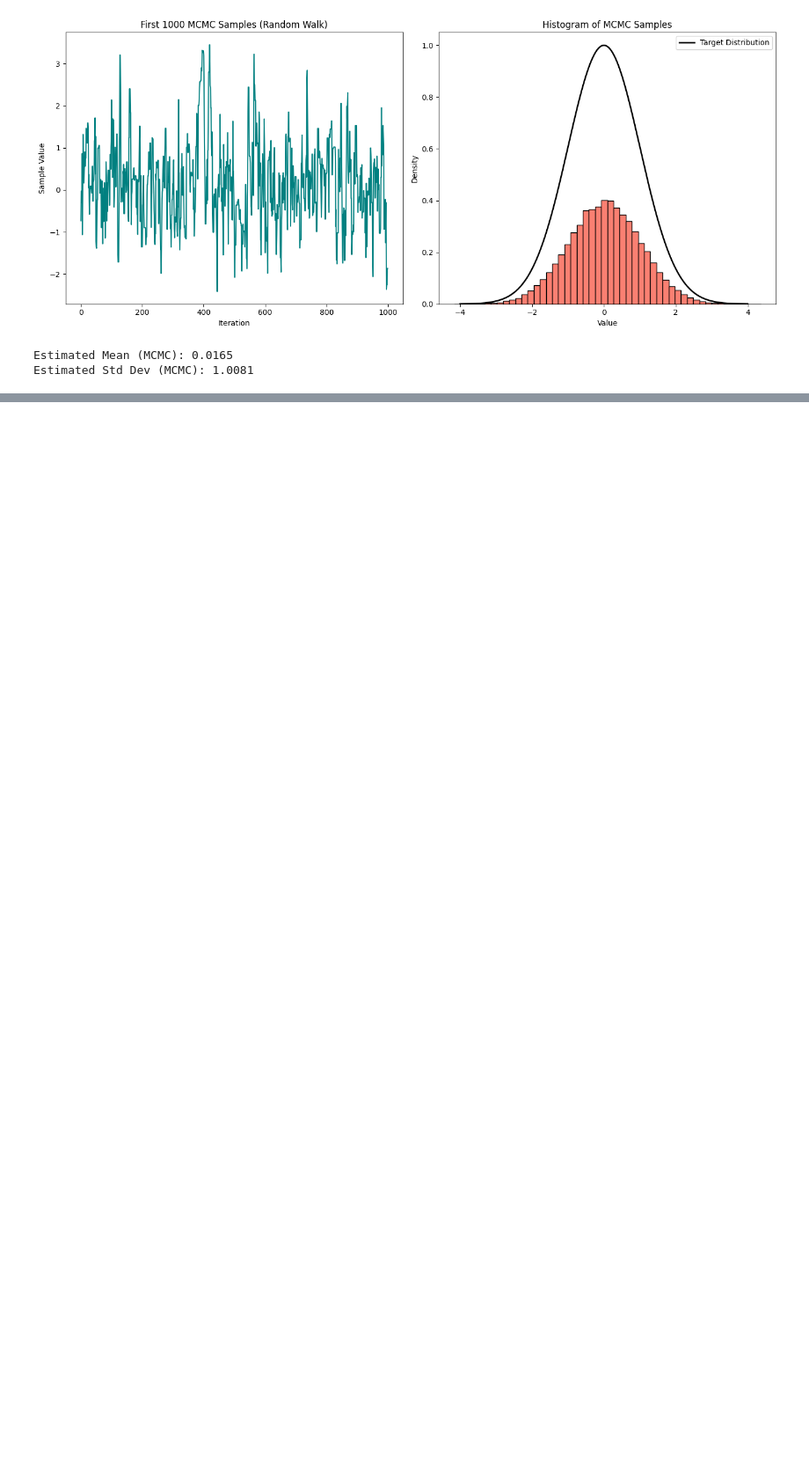
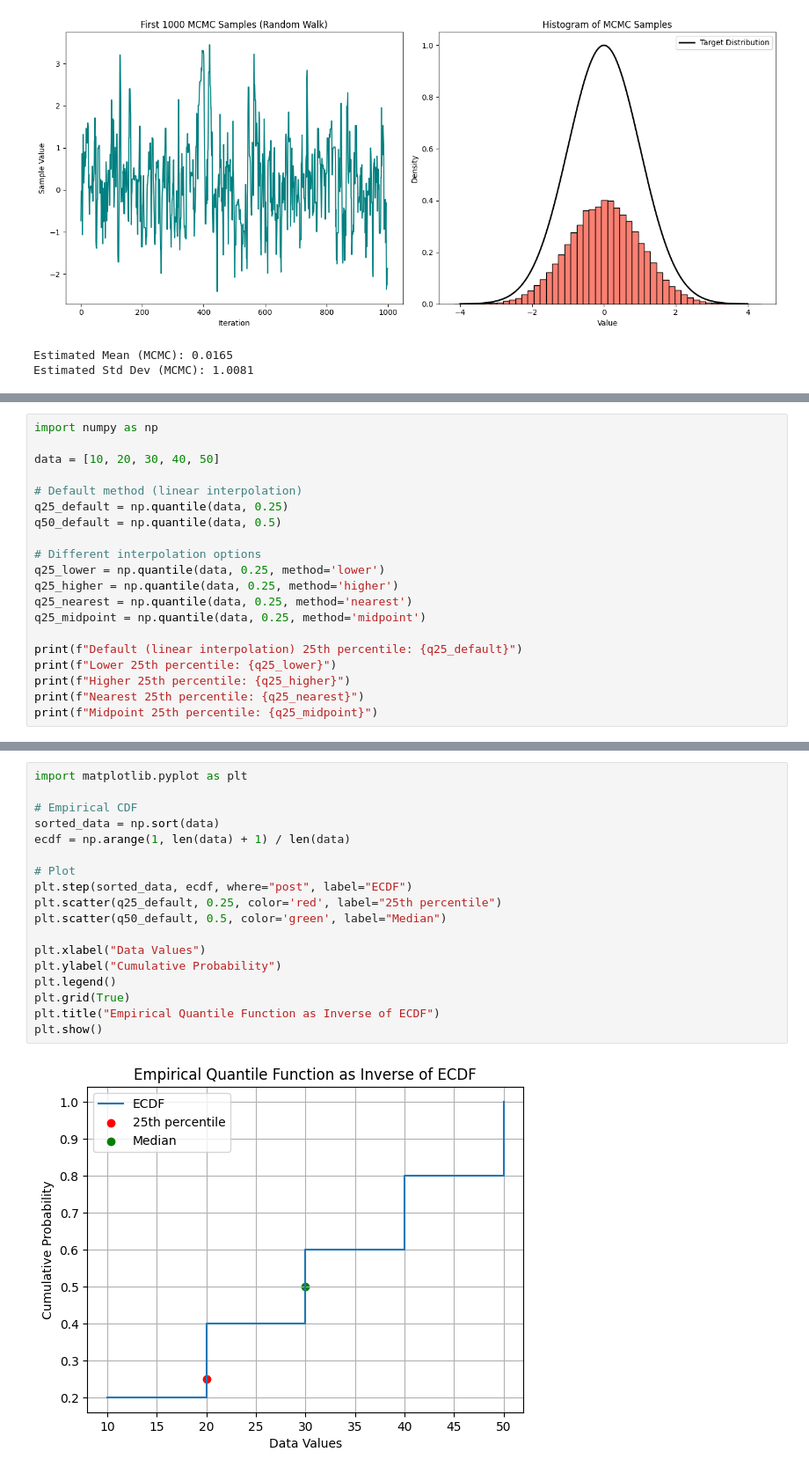
Before and after one commit to babenyshevs/leetcode, a Jupyter notebook: notebooks/2.01-sba-visualisations.ipynb, the cells around one changed output, grey strips where cells are left out. Shown at 88% size. Cells and saved outputs as stored; diff of their text form; blank space fills up the shorter version.

```diff
--- a/notebooks/2.01-sba-visualisations.ipynb
+++ b/notebooks/2.01-sba-visualisations.ipynb
@@ -55,0 +58,20 @@ Estimated Std Dev (MCMC): 1.0081
+# %%
+import numpy as np
+
+data = [10, 20, 30, 40, 50]
+
+# Default method (linear interpolation)
+q25_default = np.quantile(data, 0.25)
+q50_default = np.quantile(data, 0.5)
+
+# Different interpolation options
+q25_lower = np.quantile(data, 0.25, method='lower')
+q25_higher = np.quantile(data, 0.25, method='higher')
+q25_nearest = np.quantile(data, 0.25, method='nearest')
+q25_midpoint = np.quantile(data, 0.25, method='midpoint')
+
+print(f"Default (linear interpolation) 25th percentile: {q25_default}")
+print(f"Lower 25th percentile: {q25_lower}")
+print(f"Higher 25th percentile: {q25_higher}")
+print(f"Nearest 25th percentile: {q25_nearest}")
+print(f"Midpoint 25th percentile: {q25_midpoint}")
@@ -55,0 +84,20 @@ Estimated Std Dev (MCMC): 1.0081
+# %%
+import matplotlib.pyplot as plt
+
+# Empirical CDF
+sorted_data = np.sort(data)
+ecdf = np.arange(1, len(data) + 1) / len(data)
+
+# Plot
+plt.step(sorted_data, ecdf, where="post", label="ECDF")
+plt.scatter(q25_default, 0.25, color='red', label="25th percentile")
+plt.scatter(q50_default, 0.5, color='green', label="Median")
+
+plt.xlabel("Data Values")
+plt.ylabel("Cumulative Probability")
+plt.legend()
+plt.grid(True)
+plt.title("Empirical Quantile Function as Inverse of ECDF")
+plt.show()
+# %% [output]
+[figure, added]
```
Also changed, not shown: parts of 2 cells of this notebook, 1 other file.
